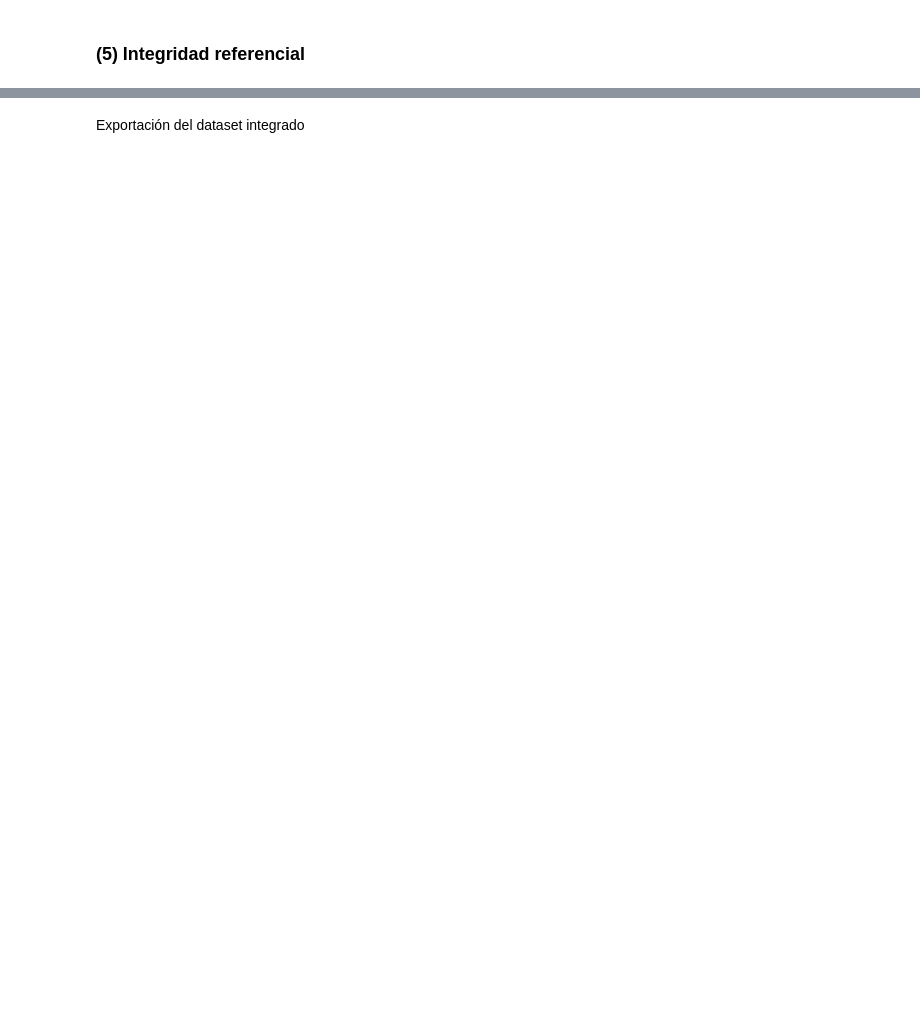
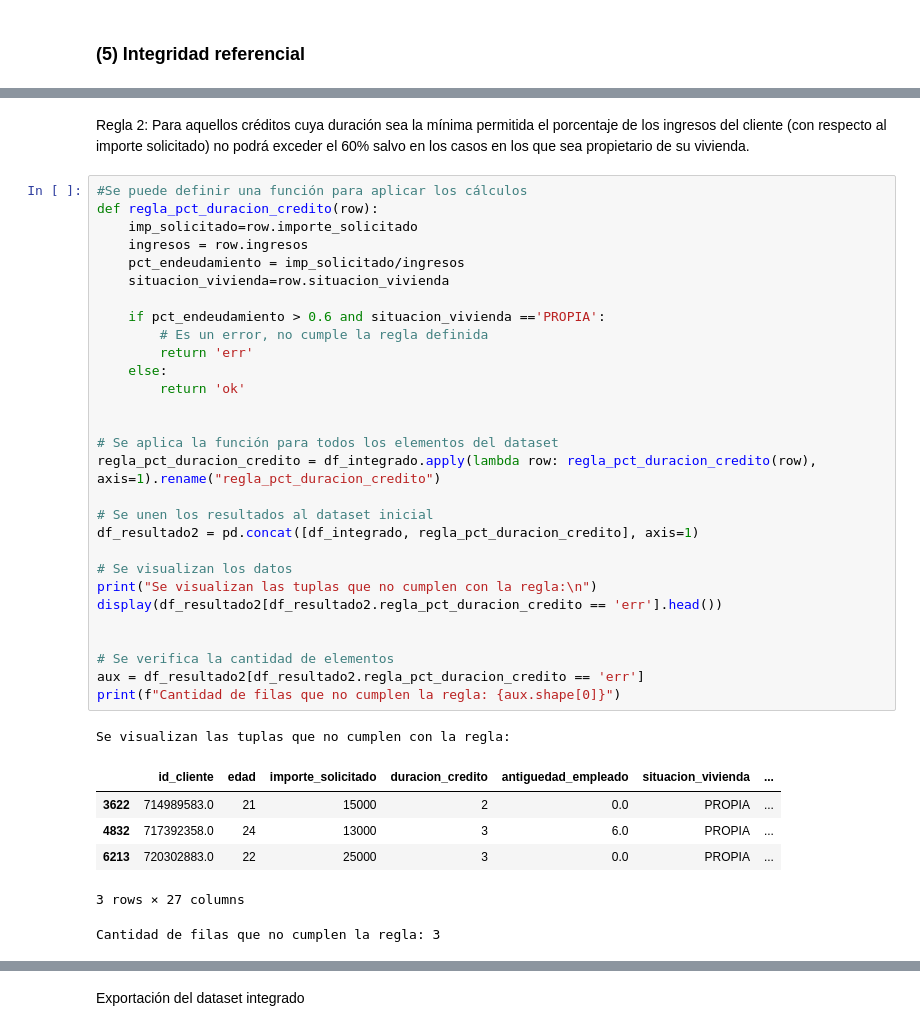
Before and after one commit to Maria1501-MBID/13MBID---OCT2024-25, a Jupyter notebook: notebooks/comprension-datos/CD03-Verificacion-calidad(1).ipynb, the cells around one changed output, grey strips where cells are left out. Drawn from its saved outputs; the diff is of its cells as text; blank space fills up the shorter version.

Commit message:
Final 2 de la verificacion de la calidad

```diff
--- a/notebooks/comprension-datos/CD03-Verificacion-calidad(1).ipynb
+++ b/notebooks/comprension-datos/CD03-Verificacion-calidad(1).ipynb
@@ -555,0 +760,39 @@ print(f"Cantidad de filas que no cumplen la regla: {aux.shape[0]}")
+# %% [markdown]
+Regla 2: Para aquellos créditos cuya duración sea la mínima permitida el porcentaje de los ingresos del cliente (con respecto al importe solicitado) no podrá exceder el 60% salvo en los casos en los que sea propietario de su vivienda.
+# %%
+#Se puede definir una función para aplicar los cálculos
+def regla_pct_duracion_credito(row):
+    imp_solicitado=row.importe_solicitado
+    ingresos = row.ingresos
+    pct_endeudamiento = imp_solicitado/ingresos
+    situacion_vivienda=row.situacion_vivienda
+
+    if pct_endeudamiento > 0.6 and situacion_vivienda =='PROPIA':
+        # Es un error, no cumple la regla definida
+        return 'err'
+    else:
+        return 'ok'
+
+
+# Se aplica la función para todos los elementos del dataset
+regla_pct_duracion_credito = df_integrado.apply(lambda row: regla_pct_duracion_credito(row), axis=1).rename("regla_pct_duracion_credito")
+
+# Se unen los resultados al dataset inicial
+df_resultado2 = pd.concat([df_integrado, regla_pct_duracion_credito], axis=1)
+
+# Se visualizan los datos
+print("Se visualizan las tuplas que no cumplen con la regla:\n")
+display(df_resultado2[df_resultado2.regla_pct_duracion_credito == 'err'].head())
+
+
+# Se verifica la cantidad de elementos
+aux = df_resultado2[df_resultado2.regla_pct_duracion_credito == 'err']
+print(f"Cantidad de filas que no cumplen la regla: {aux.shape[0]}")
+# %% [output]
+Se visualizan las tuplas que no cumplen con la regla:
+|  | id_cliente | edad | importe_solicitado | duracion_credito | antiguedad_empleado | situacion_vivienda | ... |
+| 3622 | 714989583.0 | 21 | 15000 | 2 | 0.0 | PROPIA | ... |
+| 4832 | 717392358.0 | 24 | 13000 | 3 | 6.0 | PROPIA | ... |
+| 6213 | 720302883.0 | 22 | 25000 | 3 | 0.0 | PROPIA | ... |
+3 rows × 27 columns
+Cantidad de filas que no cumplen la regla: 3
```
Also changed, not shown: parts of 20 cells of this notebook, 1 other file.
